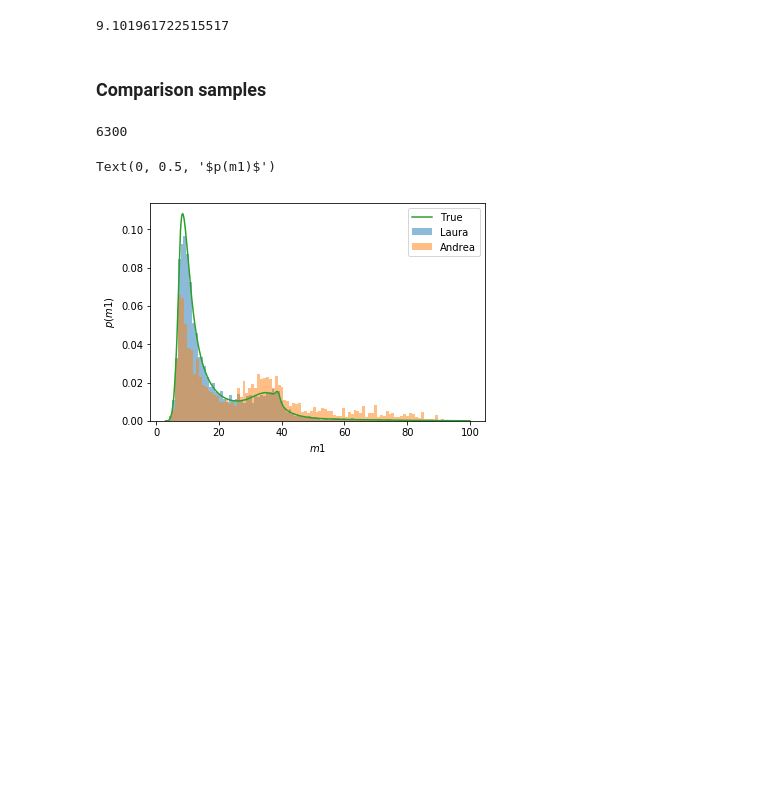
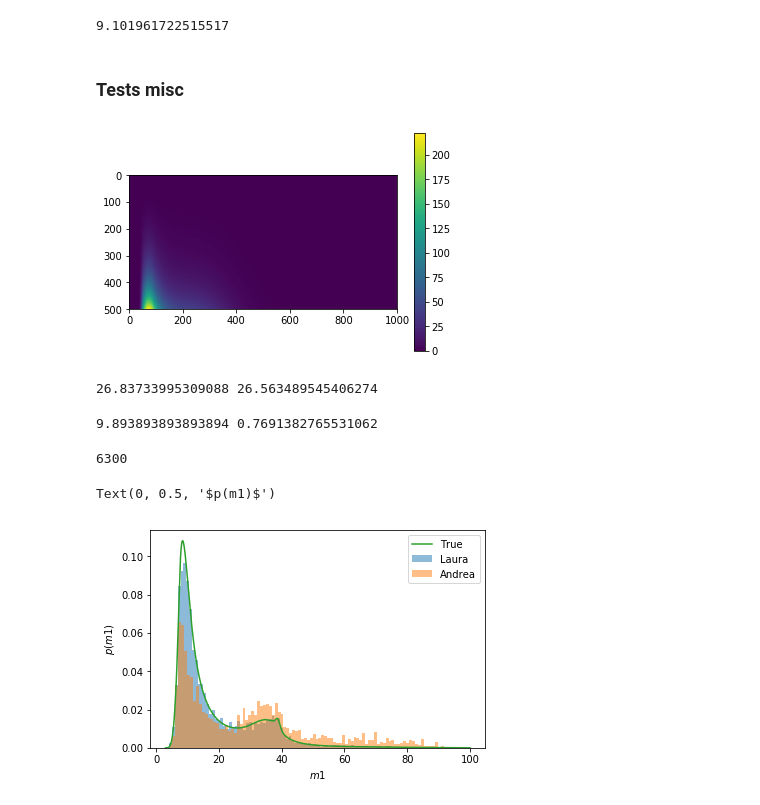
Before and after one commit to andrea0292/Event-Rate-GW, a Jupyter notebook: Check_Stas_Laura.ipynb, the cells around one changed output. Drawn from its saved outputs; the diff is of its cells as text; code cells hidden in the pictures; blank space fills up the shorter version.

```diff
--- a/Check_Stas_Laura.ipynb
+++ b/Check_Stas_Laura.ipynb
@@ -51,7 +53,7 @@ eobdata = np.loadtxt('EOBmasses.dat')
 NRdata = np.loadtxt('NRmasses.dat')
 PHENdata = np.loadtxt('PHENmasses.dat')
 # %%
-#mass data from O3a LVC population analysis
+#mass data from O3a LVC population analysis https://dcc.ligo.org/public/0166/P2000077/011/main.pdf
 
 labels = [r"\textsc{Power Law + Peak}"]
 filenames = ["Multiple-Fig-Data/mass_ppd/default/o1o2o3_mass_c_iid_mag_two_comp_iid_tilt_powerlaw_redshift_mass_data.h5"]
@@ -78,13 +80,15 @@ for i,ff in enumerate(filenames):
         # "lines" : A collection of individual m1 and q population distributions
     mass_ppd = f["ppd"][:,:]
     mass_lines = f["lines"]
+    index_lines_max=mass_lines["mass_ratio"].shape[0]
+    rate_powerlawpeak = np.trapz(np.trapz(mass_ppd, mass_ratio, axis=0),mass_1,axis=0)
 
         # Integrate the 2D PPD over mass ratio to get marginal m1 PPD
     mass_1_ppd = np.trapz(mass_ppd, mass_ratio, axis=0)
 
         # Get 0.05 and 0.95 percentiles at each m1
-    mass_1_lower = np.percentile(mass_lines["mass_1"], 5, axis=0)
-    mass_1_upper = np.percentile(mass_lines["mass_1"], 95, axis=0)
+    #mass_1_lower = np.percentile(mass_lines["mass_1"], 5, axis=0)
+    #mass_1_upper = np.percentile(mass_lines["mass_1"], 95, axis=0)
 
         #print(f.keys())
         #print(mass_ppd.shape)
@@ -548,8 +719,41 @@ med = Nevents(consolidatedistr(10**5,1,'NR',8))
 print(med)
 # %% [output]
 9.101961722515517
-# %% [markdown]
-### Comparison samples
+# %% [markdown]
+### Tests misc
+# %%
+index_lines_max=mass_lines["mass_ratio"].shape[0]
+index=800
+mass_ppd_1=np.outer(mass_lines["mass_ratio"][index_lines],mass_lines["mass_1"][index_lines])
+
+plt.imshow(mass_ppd_1)#,  #extent=[0.1,1,3,100]);
+plt.colorbar()
+plt.show()
+
+realrate=np.trapz(mass_lines["mass_ratio"][index],mass_ratio)
+realrate2=np.trapz(mass_lines["mass_1"][index],mass_1)
+print(realrate,realrate2)
+# %% [output]
+[figure, added]
+26.83733995309088 26.563489545406274
+# %%
+# sample from numerical dist
+rate_powerlawpeak = np.trapz(np.trapz(mass_ppd, mass_ratio, axis=0),mass_1,axis=0)
+print('rate:',rate_powerlawpeak)
+
+# Create a flat copy of the array (https://stackoverflow.com/questions/56017163/given-a-2d-numpy-array-representing-a-2d-distribution-how-to-sample-data-from-t)
+flat = mass_ppd.flatten()/mass_ppd.flatten().sum()
+
+
+# Then, sample an index from the 1D array with the
+# probability distribution from the original array
+sample_index = np.random.choice(a=flat.size, p=flat)
+
+# Take this index and adjust it so it matches the original array
+adjusted_index = np.unravel_index(sample_index, mass_ppd.shape)
+#print(mass_1[adjusted_index[1]], mass_ratio[adjusted_index[0]] )
+# %% [output]
+9.893893893893894 0.7691382765531062
 # %%
 m1samples= []
 qsamples = []
```
Also changed, not shown: parts of 20 cells of this notebook.
